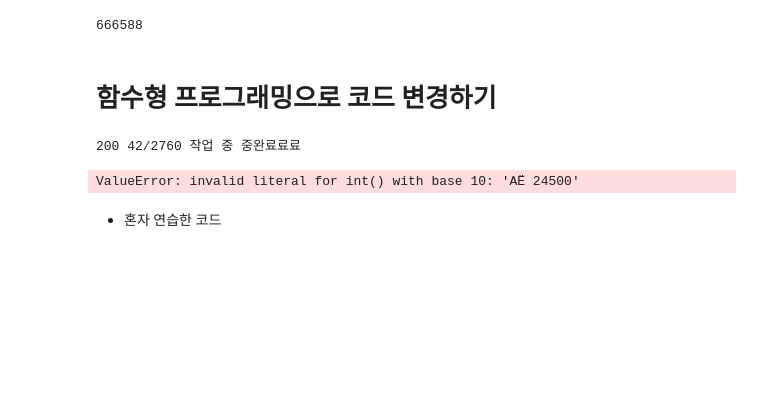
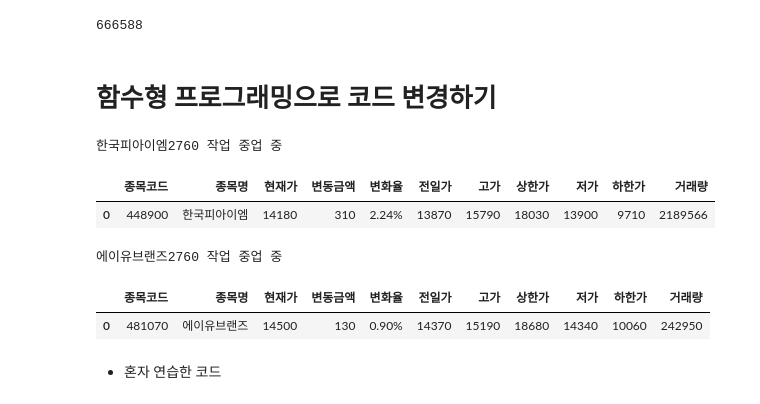
Before and after one commit to eunso03/fintech, a Jupyter notebook: 04data_scraping/07DB에서_상장기업정보_불러와서_네이버증권에서_주가자료_수집하기.ipynb, the cells around one changed output. Saved outputs shown, nothing was run; the diff lists cells and outputs as text; code cells hidden in the pictures; blank space fills up the shorter version.

```diff
--- a/04data_scraping/07DB에서_상장기업정보_불러와서_네이버증권에서_주가자료_수집하기.ipynb
+++ b/04data_scraping/07DB에서_상장기업정보_불러와서_네이버증권에서_주가자료_수집하기.ipynb
@@ -301,13 +303,19 @@ def stock_info_get(code):
 from dbio import *
 # %%
 stock_code = stock_codes()
-for idx, code in enumerate(stock_code):
-    print(f"{idx}/{len(stock_code)-1} {code}작업 중", end="\r")
+for idx, code in enumerate(stock_code[:2]):
+    print(f"{idx}/{len(stock_code)-1} {code} 작업 중", end="\r")
     df, stock_name = stock_info_get(code)
-    to_stock_db(idx, code, stock_name, df)
+#     to_stock_db(idx, code, stock_name, df)
+    print(stock_name)
+    display(df)
 # %% [output]
-200 42/2760 작업 중 중완료료료
+한국피아이엠2760 작업 중업 중
+|  | 종목코드 | 종목명 | 현재가 | 변동금액 | 변화율 | 전일가 | 고가 | 상한가 | 저가 | 하한가 | 거래량 |
+| 0 | 448900 | 한국피아이엠 | 14180 | 310 | 2.24% | 13870 | 15790 | 18030 | 13900 | 9710 | 2189566 |
-ValueError: invalid literal for int() with base 10: 'АЁ 24500'
+에이유브랜즈2760 작업 중업 중
+|  | 종목코드 | 종목명 | 현재가 | 변동금액 | 변화율 | 전일가 | 고가 | 상한가 | 저가 | 하한가 | 거래량 |
+| 0 | 481070 | 에이유브랜즈 | 14500 | 130 | 0.90% | 14370 | 15190 | 18680 | 14340 | 10060 | 242950 |
 # %% [markdown]
 * 혼자 연습한 코드
 # %%
```
Also changed, not shown: parts of 3 cells of this notebook, 2 other files.
